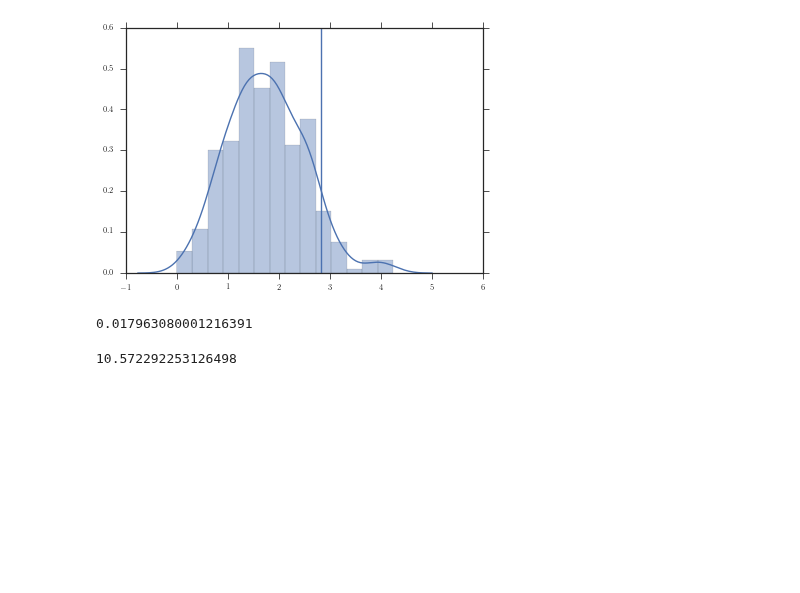
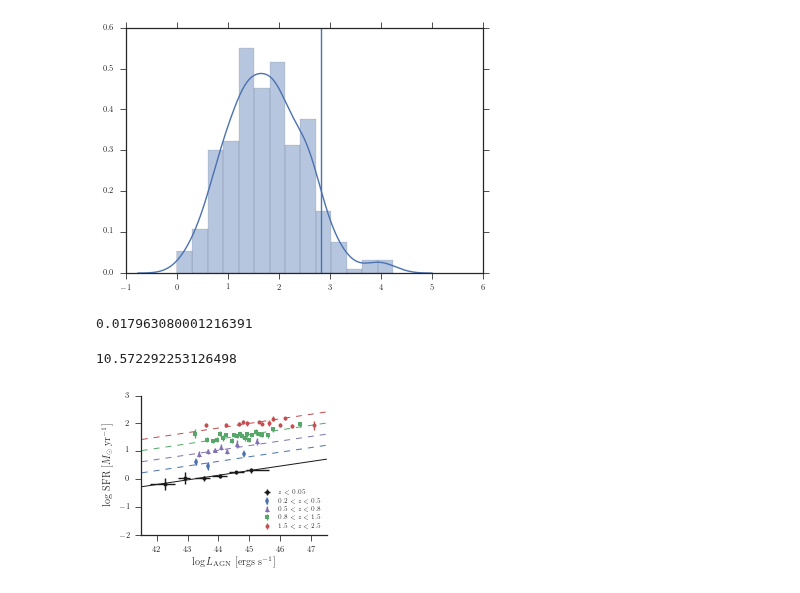
Before and after one commit to ttshimiz/bat-agn-sed-fitting-paper, a Jupyter notebook: ipython_notebooks/lbat-sfr-correlation.ipynb, the cells around one changed output. Saved outputs shown, nothing was run; the diff lists cells and outputs as text; code cells hidden in the pictures; blank space fills up the shorter version.

```diff
--- a/ipython_notebooks/lbat-sfr-correlation.ipynb
+++ b/ipython_notebooks/lbat-sfr-correlation.ipynb
@@ -500,3 +508,58 @@ R^2 =  0.328849880074  +/-  0.0643015312713
 bat_c12['Mstar'].median()
 # %% [output]
 10.572292253126498
+# %%
+# Upload the Stanley+15 data
+stanley15 = pd.read_csv('../data/stanley15_lir_lagn.csv')
+
+# Break up into the redshift bins
+z1 = (stanley15['Redshift'] > 0.2) & (stanley15['Redshift'] < 0.5)
+z2 = (stanley15['Redshift'] > 0.5) & (stanley15['Redshift'] < 0.8)
+z3 = (stanley15['Redshift'] > 0.8) & (stanley15['Redshift'] < 1.5)
+z4 = (stanley15['Redshift'] > 1.5) & (stanley15['Redshift'] < 2.5)
+
+bat_avg_lbol = avg_lx*1.1157 - 4.2280
+bat_avg_sfr = avg_sfr
+
+
+fig = plt.figure(figsize=(columnwidth, 3./4.*columnwidth))
+
+ax = fig.add_subplot(111)
+
+ax.errorbar(bat_avg_lbol, bat_avg_sfr, xerr = np.vstack([avg_lx_err_down, avg_lx_err_up]),
+            yerr=avg_sfr_mn_err,
+            fmt='o', color='k', ls='None', ms=4, label=r'$z<0.05$')
+ax.errorbar(np.log10(stanley15['LAGN(x10^43)'][z1])+43, np.log10(stanley15['SFR'][z1]),
+            yerr=np.vstack([0.434*stanley15['SFR_err_low'][z1]/stanley15['SFR'][z1],
+                            0.434*stanley15['SFR_err_high'][z1]/stanley15['SFR'][z1]]),
+            fmt='d', color='b', ls='None', ms=5, label=r'$0.2 < z < 0.5$')
+
+ax.errorbar(np.log10(stanley15['LAGN(x10^43)'][z2])+43, np.log10(stanley15['SFR'][z2]),
+            yerr=np.vstack([0.434*stanley15['SFR_err_low'][z2]/stanley15['SFR'][z2],
+                            0.434*stanley15['SFR_err_high'][z2]/stanley15['SFR'][z2]]),
+            fmt='^', color='m', ls='None', ms=5, label=r'$0.5 < z < 0.8$')
+
+ax.errorbar(np.log10(stanley15['LAGN(x10^43)'][z3])+43, np.log10(stanley15['SFR'][z3]),
+            yerr=np.vstack([0.434*stanley15['SFR_err_low'][z3]/stanley15['SFR'][z3],
+                            0.434*stanley15['SFR_err_high'][z3]/stanley15['SFR'][z3]]),
+            fmt='s', color='g', ls='None', ms=4, label=r'$0.8 < z < 1.5$')
+
+ax.errorbar(np.log10(stanley15['LAGN(x10^43)'][z4])+43, np.log10(stanley15['SFR'][z4]),
+            yerr=np.vstack([0.434*stanley15['SFR_err_low'][z4]/stanley15['SFR'][z4],
+                            0.434*stanley15['SFR_err_high'][z4]/stanley15['SFR'][z4]]),
+            fmt='o', color='r', ls='None', ms=4, label=r'$1.5 < z < 2.5$')
+ax.plot(xfit*1.1157-4.2280, yfit_median, 'k-', lw=1.0, label=r'_nolabel')
+ax.plot(xfit*1.1157-4.2280, yfit_median+0.5, 'b--', lw=1.0, label=r'_nolabel')
+ax.plot(xfit*1.1157-4.2280, yfit_median+0.9, 'm--', lw=1.0, label=r'_nolabel')
+ax.plot(xfit*1.1157-4.2280, yfit_median+1.3, 'g--', lw=1.0, label=r'_nolabel')
+ax.plot(xfit*1.1157-4.2280, yfit_median+1.7, 'r--', lw=1.0, label=r'_nolabel')
+
+ax.set_xlim(41.5, 47.5)
+ax.set_ylim(-2, 3.0)
+ax.set_xlabel(r'$\log L_{\rm AGN}$ [ergs s$^{-1}$]')
+ax.set_ylabel(r'$\log$ SFR [$M_{\odot}$ yr$^{-1}$]')
+ax.legend(loc='lower right', fontsize=6)
+sn.despine()
+fig.savefig('../figures/lagn_sfr_relationship_with_stanley15.pdf', bbox_inches='tight')
+# %% [output]
+[figure, added]
```
Also changed, not shown: parts of 7 cells of this notebook, 4 other files.
